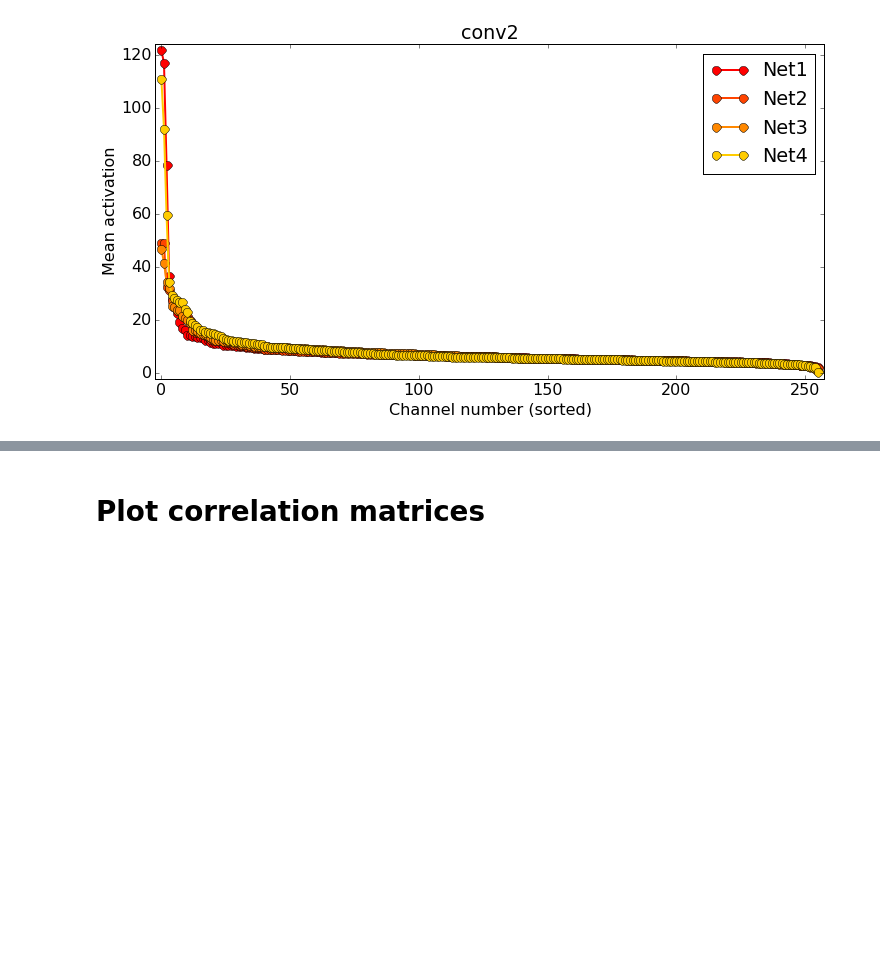
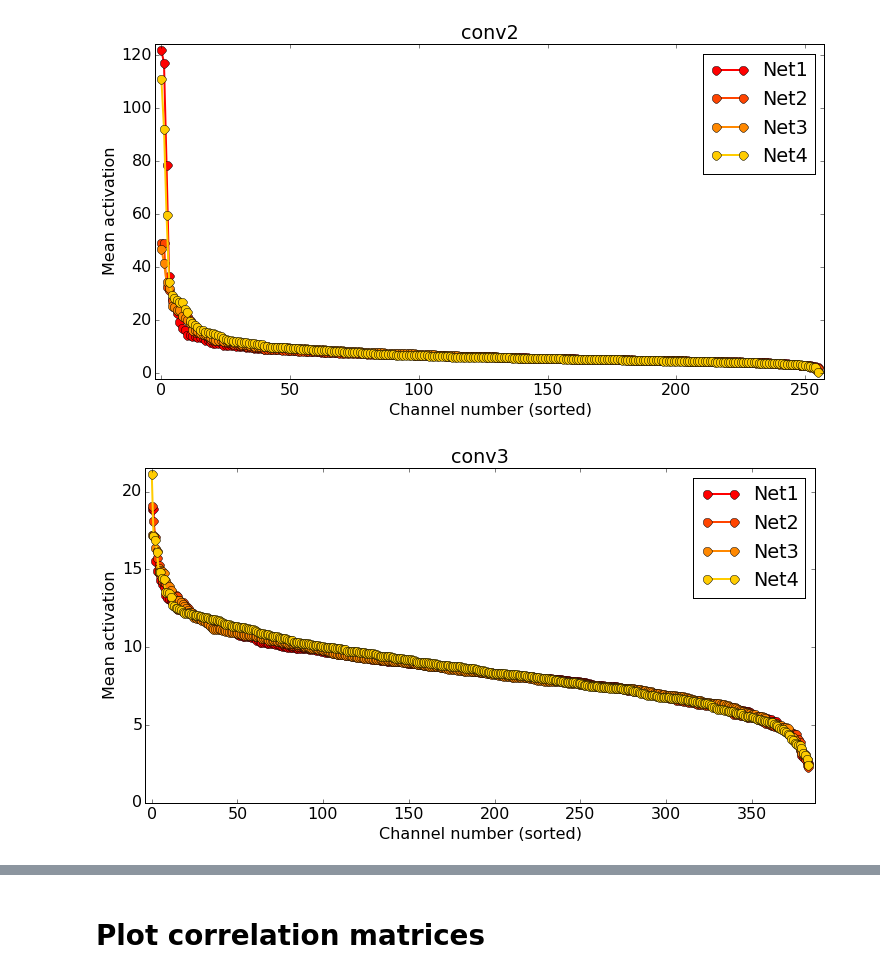
Before and after one commit to YixuanLi/convergent_learning, a Jupyter notebook: experiments/convergent_learning_notebook.ipynb, the cells around one changed output, grey strips where cells are left out. Saved outputs shown, nothing was run; the diff lists cells and outputs as text; code cells hidden in the pictures; blank space fills up the shorter version.

```diff
--- a/experiments/convergent_learning_notebook.ipynb
+++ b/experiments/convergent_learning_notebook.ipynb
@@ -88,3 +89,8 @@ plot_means('conv1', True, False)
 plot_means('conv2', True, False)
 # %% [output]
 [figure]
+# %%
+# Conv3 layer
+plot_means('conv3', True, False)
+# %% [output]
+[figure, added]
```
Also changed, not shown: parts of 9 cells of this notebook.
